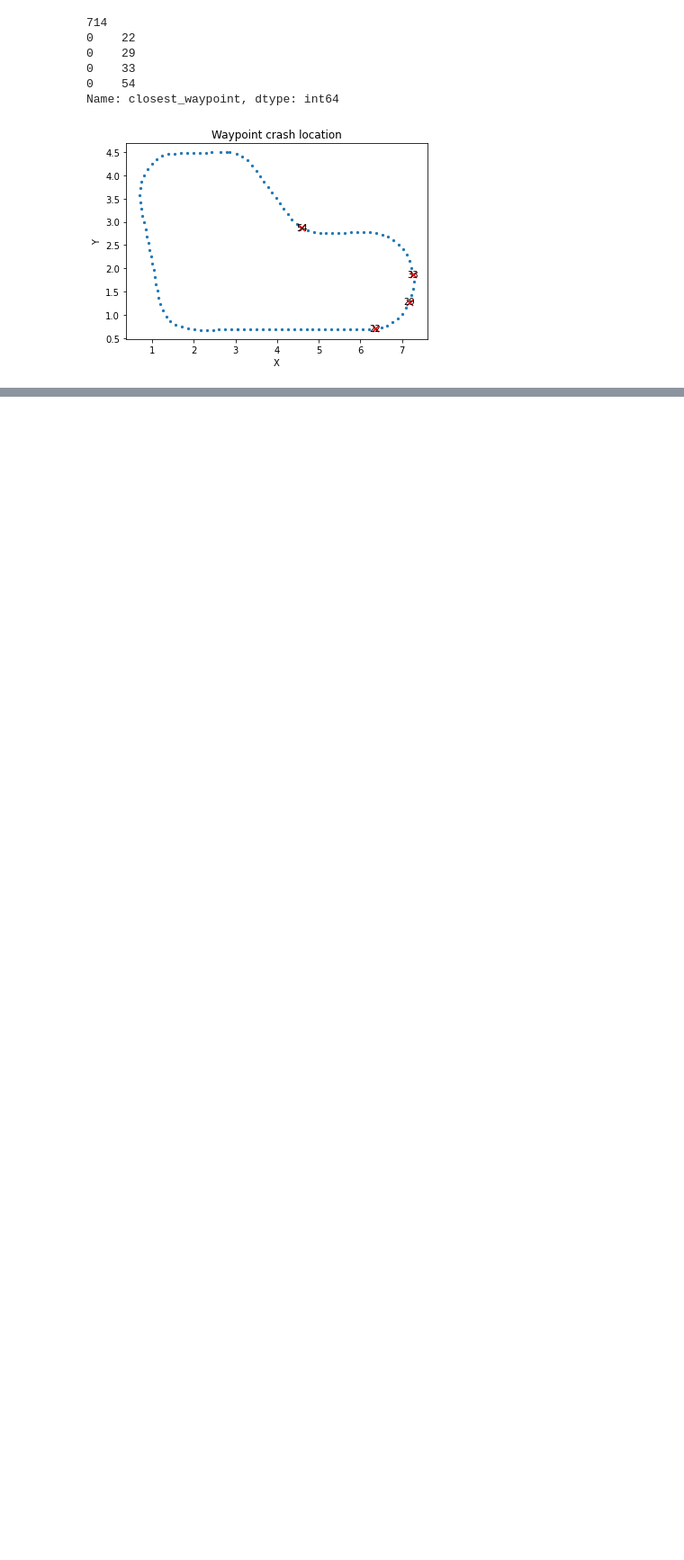
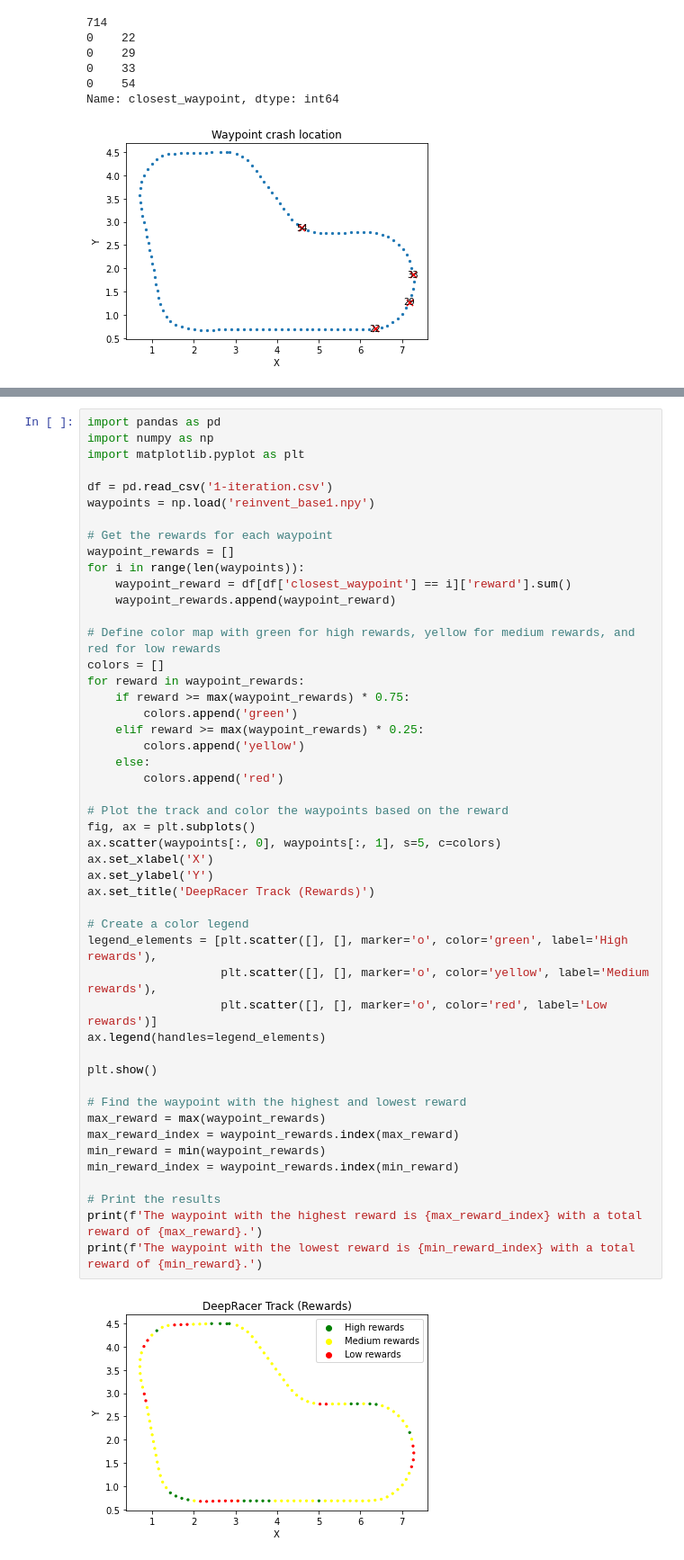
Before and after one commit to Hawk1902/Deepracer, a Jupyter notebook: Data_analysis_jupyter/Deepracer_analysis.ipynb, the cells around one changed output, grey strips where cells are left out. Shown at 90% size. Drawn from its saved outputs; the diff is of its cells as text; blank space fills up the shorter version.

Commit message:
rewards

```diff
--- a/Data_analysis_jupyter/Deepracer_analysis.ipynb
+++ b/Data_analysis_jupyter/Deepracer_analysis.ipynb
@@ -195,0 +198,50 @@ Name: closest_waypoint, dtype: int64
+# %%
+import pandas as pd
+import numpy as np
+import matplotlib.pyplot as plt
+
+df = pd.read_csv('1-iteration.csv')
+waypoints = np.load('reinvent_base1.npy')
+
+# Get the rewards for each waypoint
+waypoint_rewards = []
+for i in range(len(waypoints)):
+    waypoint_reward = df[df['closest_waypoint'] == i]['reward'].sum()
+    waypoint_rewards.append(waypoint_reward)
+
+# Define color map with green for high rewards, yellow for medium rewards, and red for low rewards
+colors = []
+for reward in waypoint_rewards:
+    if reward >= max(waypoint_rewards) * 0.75:
+        colors.append('green')
+    elif reward >= max(waypoint_rewards) * 0.25:
+        colors.append('yellow')
+    else:
+        colors.append('red')
+
+# Plot the track and color the waypoints based on the reward
+fig, ax = plt.subplots()
+ax.scatter(waypoints[:, 0], waypoints[:, 1], s=5, c=colors)
+ax.set_xlabel('X')
+ax.set_ylabel('Y')
+ax.set_title('DeepRacer Track (Rewards)')
+
+# Create a color legend
+legend_elements = [plt.scatter([], [], marker='o', color='green', label='High rewards'),
+                   plt.scatter([], [], marker='o', color='yellow', label='Medium rewards'),
+                   plt.scatter([], [], marker='o', color='red', label='Low rewards')]
+ax.legend(handles=legend_elements)
+
+plt.show()
+
+# Find the waypoint with the highest and lowest reward
+max_reward = max(waypoint_rewards)
+max_reward_index = waypoint_rewards.index(max_reward)
+min_reward = min(waypoint_rewards)
+min_reward_index = waypoint_rewards.index(min_reward)
+
+# Print the results
+print(f'The waypoint with the highest reward is {max_reward_index} with a total reward of {max_reward}.')
+print(f'The waypoint with the lowest reward is {min_reward_index} with a total reward of {min_reward}.')
+# %% [output]
+[figure, added]
```
Also changed, not shown: parts of 2 cells of this notebook.
